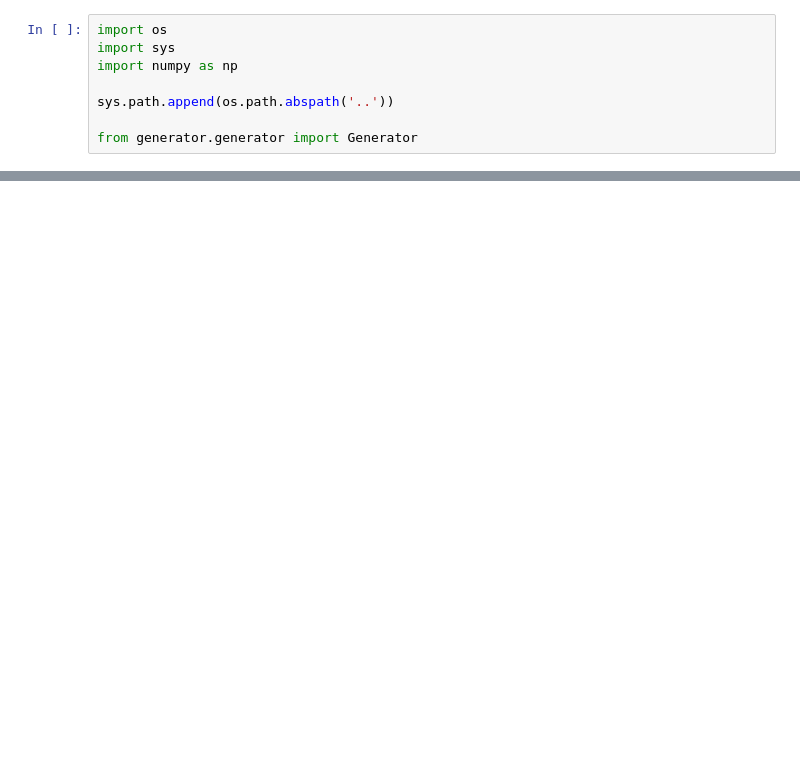
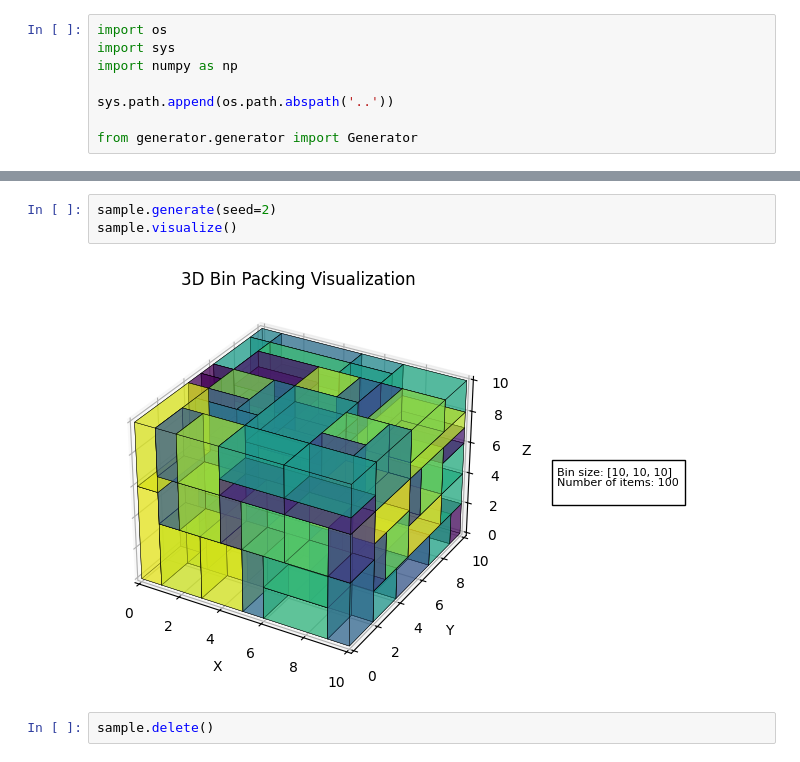
Before and after one commit to HaiAu2501/Online-3D-Bin-Packing-Problem, a Jupyter notebook: debug/test_3.ipynb, the cells around one changed output, grey strips where cells are left out. Drawn from its saved outputs; the diff is of its cells as text; blank space fills up the shorter version.

```diff
--- a/debug/test_3.ipynb
+++ b/debug/test_3.ipynb
@@ -20,0 +24,7 @@ sample.delete()
+# %%
+sample.generate(seed=2)
+sample.visualize()
+# %% [output]
+[figure, added]
+# %%
+sample.delete()
```
Also changed, not shown: parts of 2 cells of this notebook, 6 other files.
